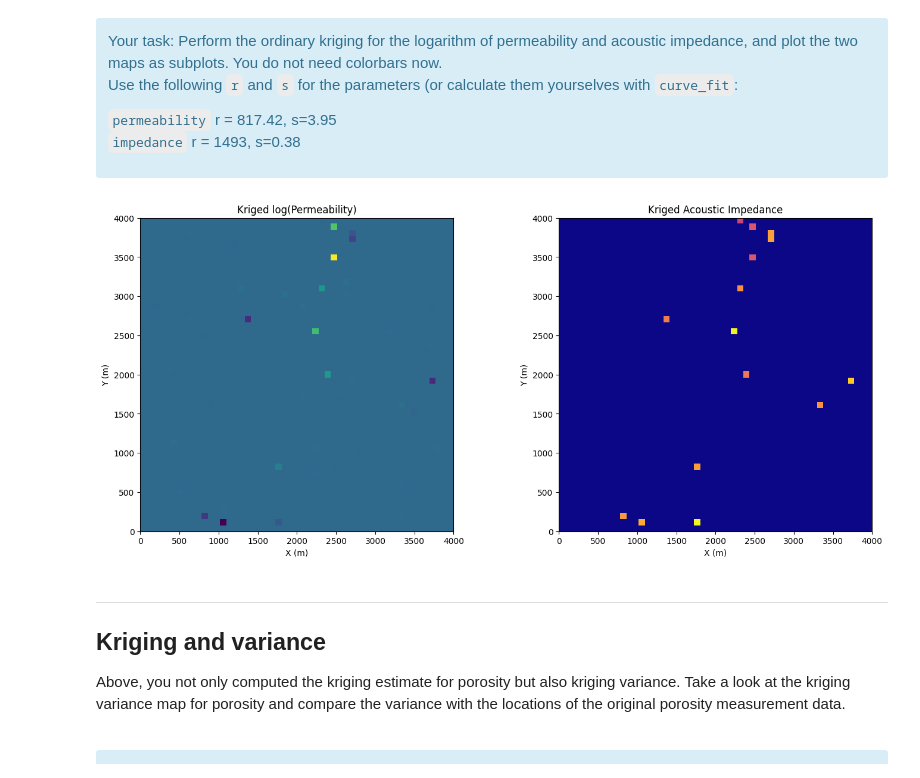
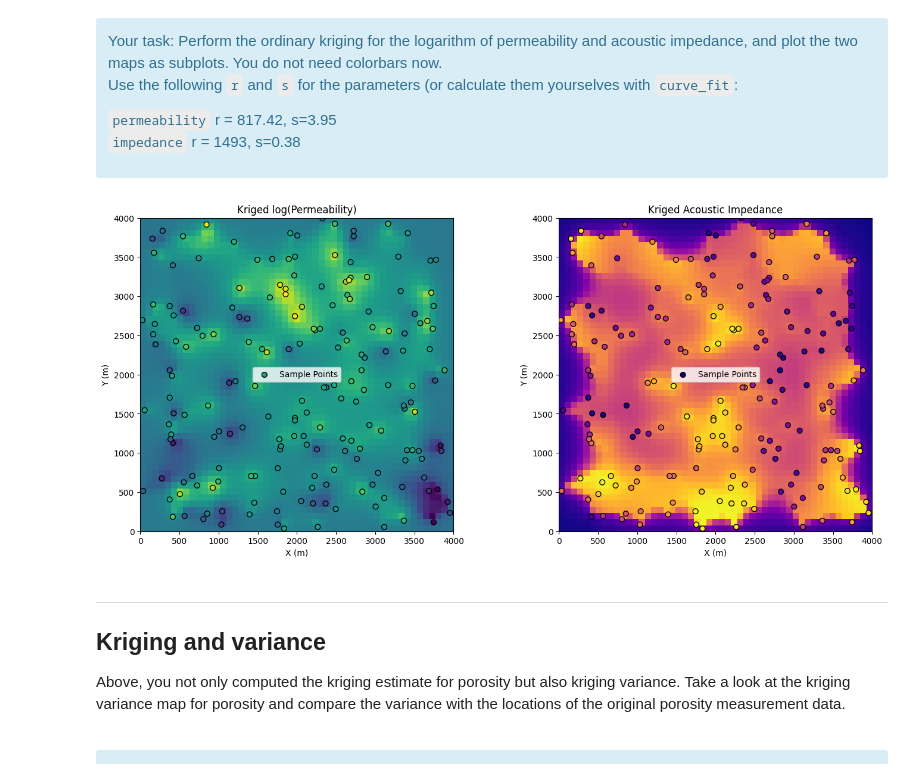
Before and after one commit to ElantaryJalal/Geo_Assignement, a Jupyter notebook: assignment group 8 (1).ipynb, the cells around one changed output. Drawn from its saved outputs; the diff is of its cells as text; code cells hidden in the pictures.

```diff
--- a/assignment group 8 (1).ipynb
+++ b/assignment group 8 (1).ipynb
@@ -133,7 +133,7 @@ Your task: Clean the dataset by removing all rows which have errorneous paramete
 # %%
 # YOUR CODE HERE
 # remove invalid porosity values (missing values, negative values and values greater than 1)
-data=data[(data['porosity'].notna()) & (data['porosity'] >= 0) & (data['porosity'] <= 0.4)]
+data=data[(data['porosity'].notna()) & (data['porosity'] >= 0) & (data['porosity'] < 1 )]
 # reset the dataset
 data=data.reset_index(drop=True)
 # Save the cleaned DataFrame to a new CSV (or overwrite the original)
@@ -476,7 +476,7 @@ Y = data['Y'].values
 porosity = data['porosity'].values
 
 # Compute variogram cloud
-distances, semivariance = variogram_cloud(X, Y, porosity)
+distances, semivariance = variogram_cloud_general(X, Y, porosity)
 
 # Plot semivariance vs distance
 plt.figure(figsize=(8,6))
@@ -692,11 +692,14 @@ Your task: Determine the interpolation value for each grid position using the pr
 grid_points = np.column_stack((X_grid.ravel(), Y_grid.ravel()))
 
 # Extract known data points and values
-data_points = np.column_stack((X, Y))   # from your dataset
-prop_values = porosity                  # the variable to interpolate
+data_points = np.column_stack((X, Y))
+prop_values = porosity
 
 # Compute distance matrix (data-to-data)
 dist_matrix = cdist(data_points, data_points)
+
+# Precompute covariance matrix for 'a' based on the variogram model
+cov_matrix = sill * (1 - np.exp(-dist_matrix / range_))
 
 # Prepare empty arrays for results
 kriged_values = np.zeros(len(grid_points))
@@ -705,11 +708,12 @@ kriging_variances = np.zeros(len(grid_points))
 # Loop through each grid point and perform kriging
 for i, (xg, yg) in enumerate(grid_points):
     # Distance between grid point and data points
-    dist_vector = np.sqrt((X - xg)**2 + (Y - yg)**2)
+    dist_vector = cdist(np.array([[xg, yg]]), data_points).ravel()
+    # Convert dist_vector to covariance using the same variogram model
+    cov_vector = sill * (1 - np.exp(-dist_vector / range_))
 
-    # Apply ordinary kriging for this location
-    z, var, w = ordinary_kriging(dist_matrix, dist_vector, prop_values, range_, sill)
-
+    # Call ordinary_kriging with precomputed covariance
+    z, var, w = ordinary_kriging(cov_matrix, cov_vector, prop_values, range_, sill)
     kriged_values[i] = z
     kriging_variances[i] = var
 
@@ -802,59 +817,70 @@ Use the following `r` and `s` for the parameters (or calculate them yourselves w
 `impedance` r = 1493, s=0.38
 <div>
 # %%
-# YOUR CODE HERE
-# --- Grid definition (reuse the previous grid) ---
-x_grid = np.arange(0, 4000+1, 80)
-y_grid = np.arange(0, 4000+1, 80)
+# --- Grid definition (reuse previous grid) ---
+x_grid = np.arange(0, 4000 + 1, 80)
+y_grid = np.arange(0, 4000 + 1, 80)
 Xg, Yg = np.meshgrid(x_grid, y_grid)
 
 # Flatten grid for easier kriging
 grid_points = np.column_stack([Xg.ravel(), Yg.ravel()])
 
 # --- Distance matrix for input points ---
-coords = data[['X','Y']].values
-dist_matrix = squareform(pdist(coords, metric='euclidean'))
+coords = data[['X', 'Y']].values
+dist_matrix_raw = squareform(pdist(coords, metric='euclidean'))
 
 # --- Ordinary Kriging for log(permeability) ---
 log_perm = np.log(data['permeability'].values)
 r_perm, s_perm = 817.42, 3.95
 
+# Precompute covariance matrix for 'dist_matrix' using variogram model
+cov_matrix_perm = s_perm * (1 - np.exp(-dist_matrix_raw / r_perm))
+
 kriged_perm = np.zeros(grid_points.shape[0])
 for i, gp in enumerate(grid_points):
     d_vec = np.linalg.norm(coords - gp, axis=1)
-    kriged_perm[i], _, _ = ordinary_kriging(dist_matrix, d_vec, log_perm, r_perm, s_perm)
+    cov_vector = s_perm * (1 - np.exp(-d_vec / r_perm))  # Covariance for distance vector
+    kriged_perm[i], _, _ = ordinary_kriging(cov_matrix_perm, cov_vector, log_perm, r_perm, s_perm)
 
 # Reshape back to grid
 kriged_perm_map = kriged_perm.reshape(Xg.shape)
 
 # --- Ordinary Kriging for acoustic impedance ---
 impedance = data['acoustic_impedance'].values
 r_imp, s_imp = 1493, 0.38
 
+# Precompute covariance matrix for 'dist_matrix' using variogram model
+cov_matrix_imp = s_imp * (1 - np.exp(-dist_matrix_raw / r_imp))
+
 kriged_imp = np.zeros(grid_points.shape[0])
 for i, gp in enumerate(grid_points):
     d_vec = np.linalg.norm(coords - gp, axis=1)
-    kriged_imp[i], _, _ = ordinary_kriging(dist_matrix, d_vec, impedance, r_imp, s_imp)
+    cov_vector = s_imp * (1 - np.exp(-d_vec / r_imp))  # Covariance for distance vector
+    kriged_imp[i], _, _ = ordinary_kriging(cov_matrix_imp, cov_vector, impedance, r_imp, s_imp)
 
 # Reshape back to grid
 kriged_imp_map = kriged_imp.reshape(Xg.shape)
 
 # --- Plot results ---
-fig, axs = plt.subplots(1, 2, figsize=(14,6), constrained_layout=True)
+fig, axs = plt.subplots(1, 2, figsize=(14, 6), constrained_layout=True)
 
-im0 = axs[0].imshow(kriged_perm_map, extent=[0,4000,0,4000], origin='lower', cmap='viridis')
+im0 = axs[0].imshow(kriged_perm_map, extent=[0, 4000, 0, 4000], origin='lower', cmap='viridis')
+axs[0].scatter(coords[:, 0], coords[:, 1], c=log_perm, cmap='viridis', edgecolor='k', s=40, label='Sample Points')
 axs[0].set_title('Kriged log(Permeability)')
 axs[0].set_xlabel('X (m)')
 axs[0].set_ylabel('Y (m)')
+axs[0].legend()
 
-im1 = axs[1].imshow(kriged_imp_map, extent=[0,4000,0,4000], origin='lower', cmap='plasma')
+im1 = axs[1].imshow(kriged_imp_map, extent=[0, 4000, 0, 4000], origin='lower', cmap='plasma')
+axs[1].scatter(coords[:, 0], coords[:, 1], c=impedance, cmap='plasma', edgecolor='k', s=40, label='Sample Points')
 axs[1].set_title('Kriged Acoustic Impedance')
 axs[1].set_xlabel('X (m)')
 axs[1].set_ylabel('Y (m)')
+axs[1].legend()
 
 plt.show()
 # %% [output]
-[figure, old version]
+[figure, new version]
 # %% [markdown]
 ---
 ## Kriging and variance
```
Also changed, not shown: parts of 15 cells of this notebook, 1 other file.
